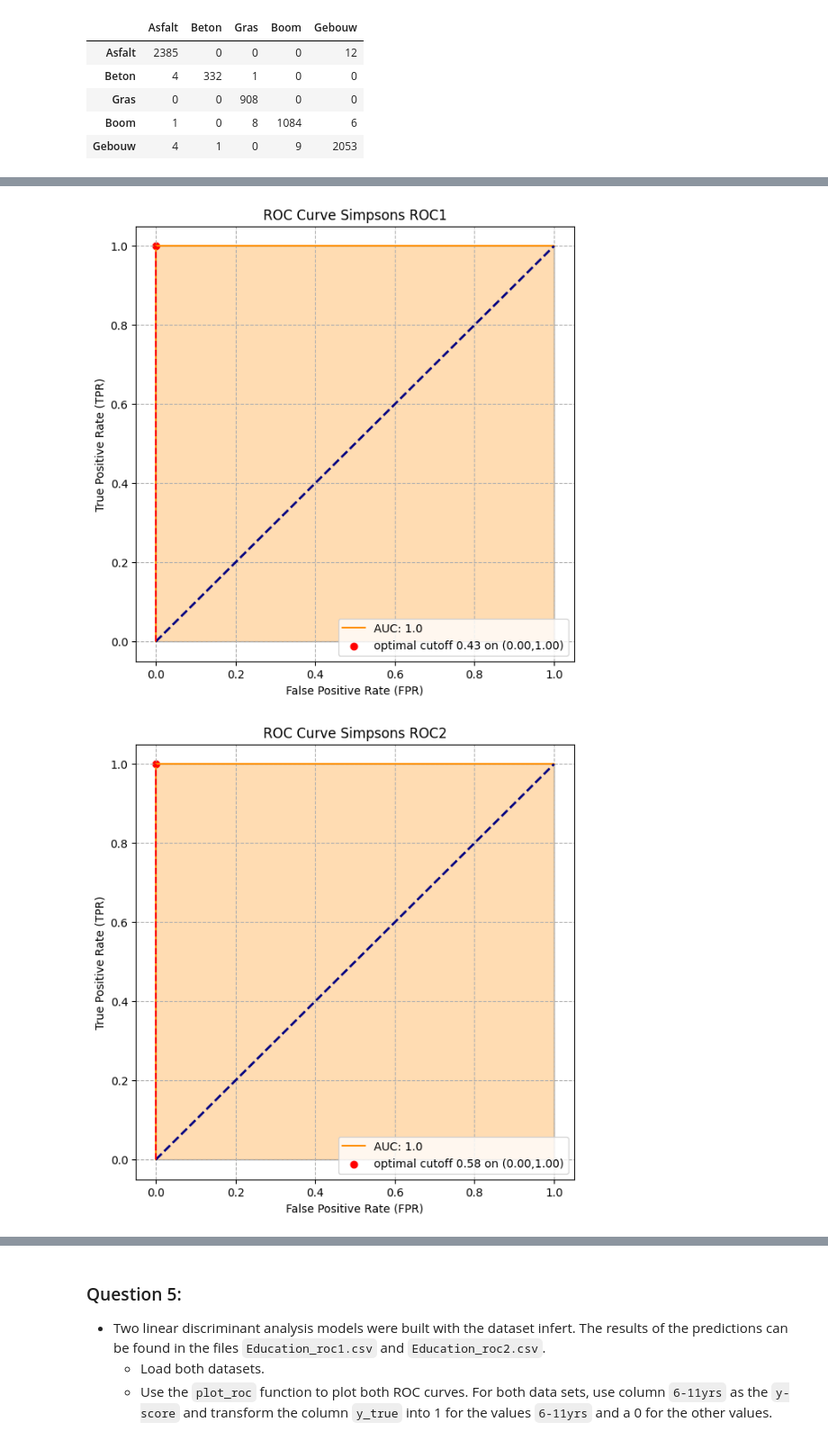
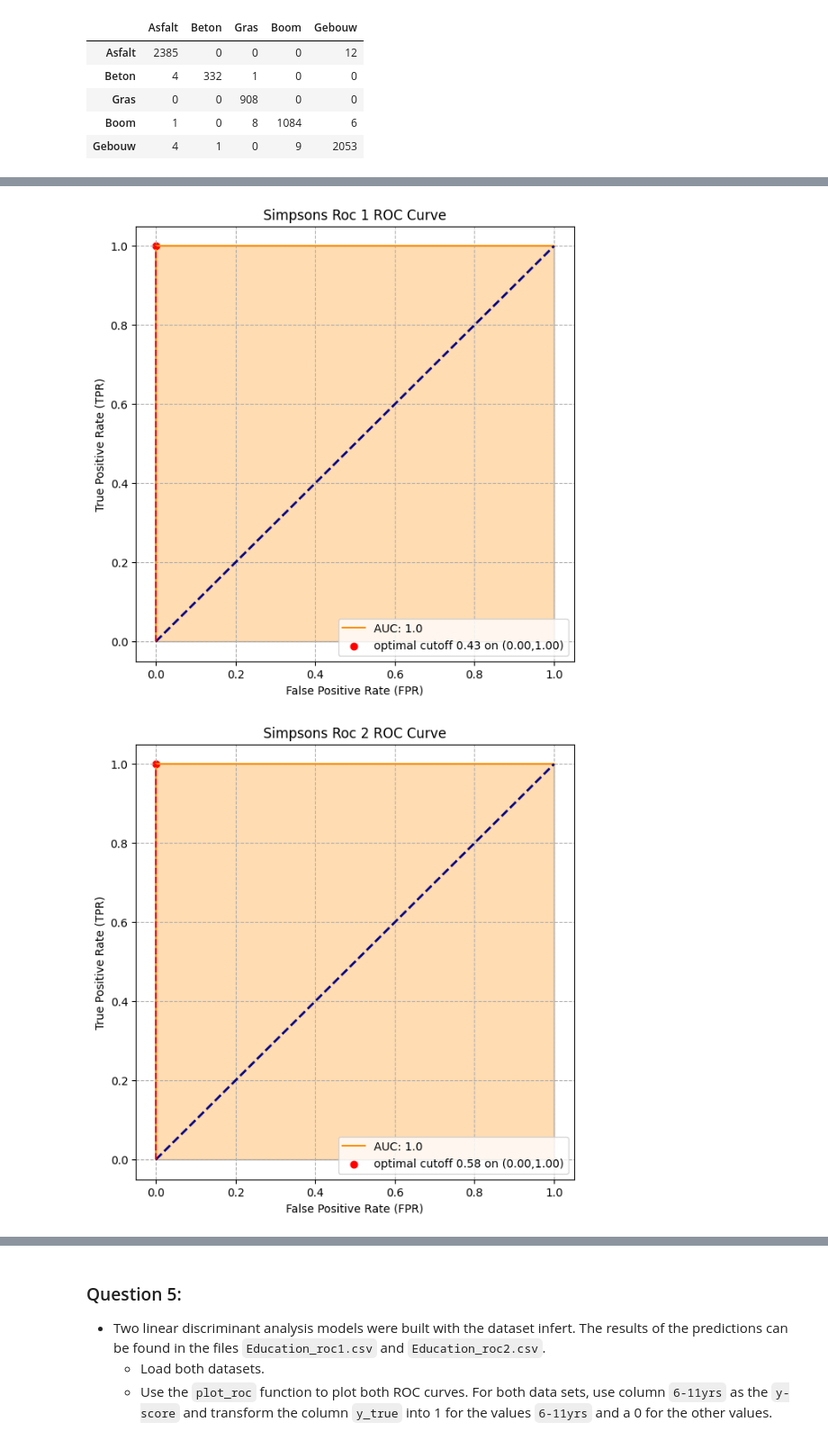
Before and after one commit to EliasDeHondt/DataScience2, a Jupyter notebook: W20P4/Exercises Evaluation Metrics.ipynb, the cells around one changed output, grey strips where cells are left out. Shown at 90% size. Drawn from its saved outputs; the diff is of its cells as text; code cells hidden in the pictures.

```diff
--- a/W20P4/Exercises Evaluation Metrics.ipynb
+++ b/W20P4/Exercises Evaluation Metrics.ipynb
@@ -315,10 +387,8 @@ display(simpsons_roc2)
 # %%
-# 1 Simpsons_roc1
-plot_rocf(y_true=simpsons_roc1['y_true'], y_score=simpsons_roc1['y_score'], title='ROC Curve Simpsons ROC1')
-
-# 1 Simpsons_roc2
-plot_rocf(y_true=simpsons_roc2['y_true'], y_score=simpsons_roc2['y_score'], title='ROC Curve Simpsons ROC2')
+# Plot ROC curve for Simpsons Roc 1 & 2
+plot_rocf(y_true=simpsons_roc1['y_true'], y_score=simpsons_roc1['y_score'], title='Simpsons Roc 1 ROC Curve')
+plot_rocf(y_true=simpsons_roc2['y_true'], y_score=simpsons_roc2['y_score'], title='Simpsons Roc 2 ROC Curve')
 # %% [output]
-[figure, old version]
+[figure, new version]
-[figure, old version]
+[figure, new version]
 # %%
```
Also changed, not shown: parts of 27 cells of this notebook, 6 other files.
